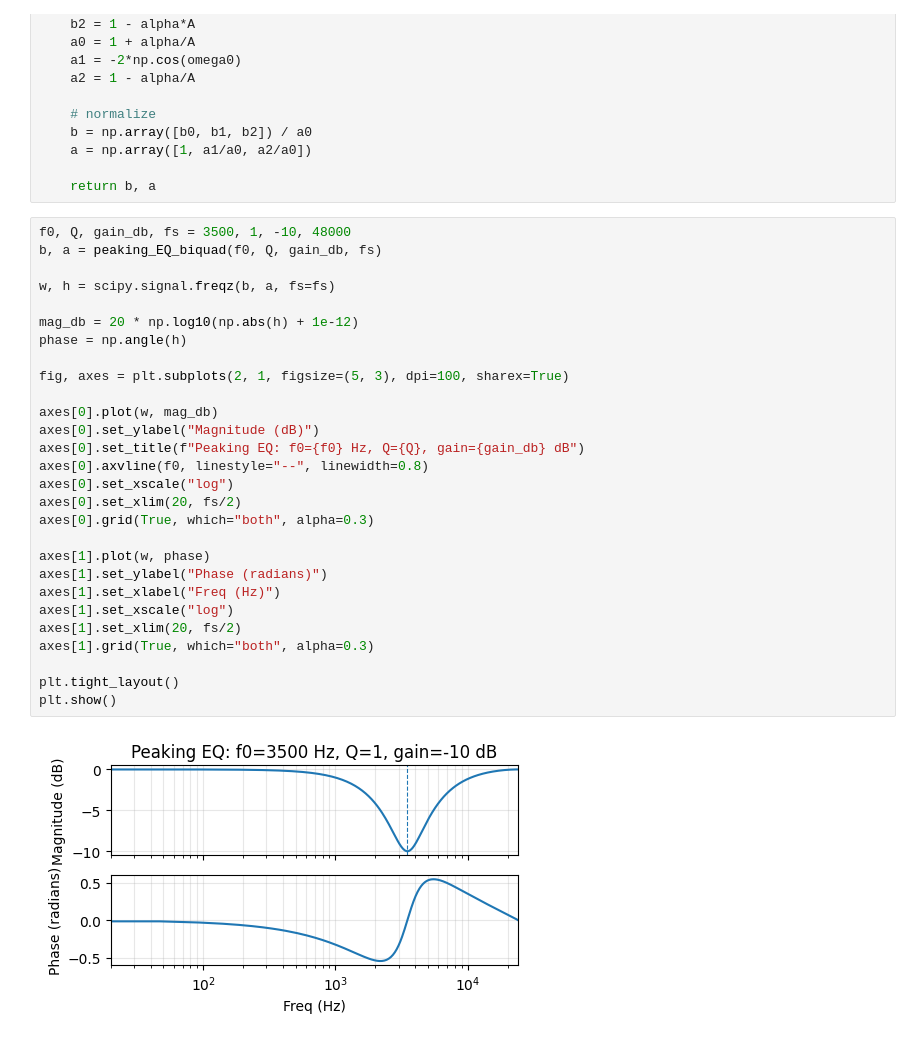
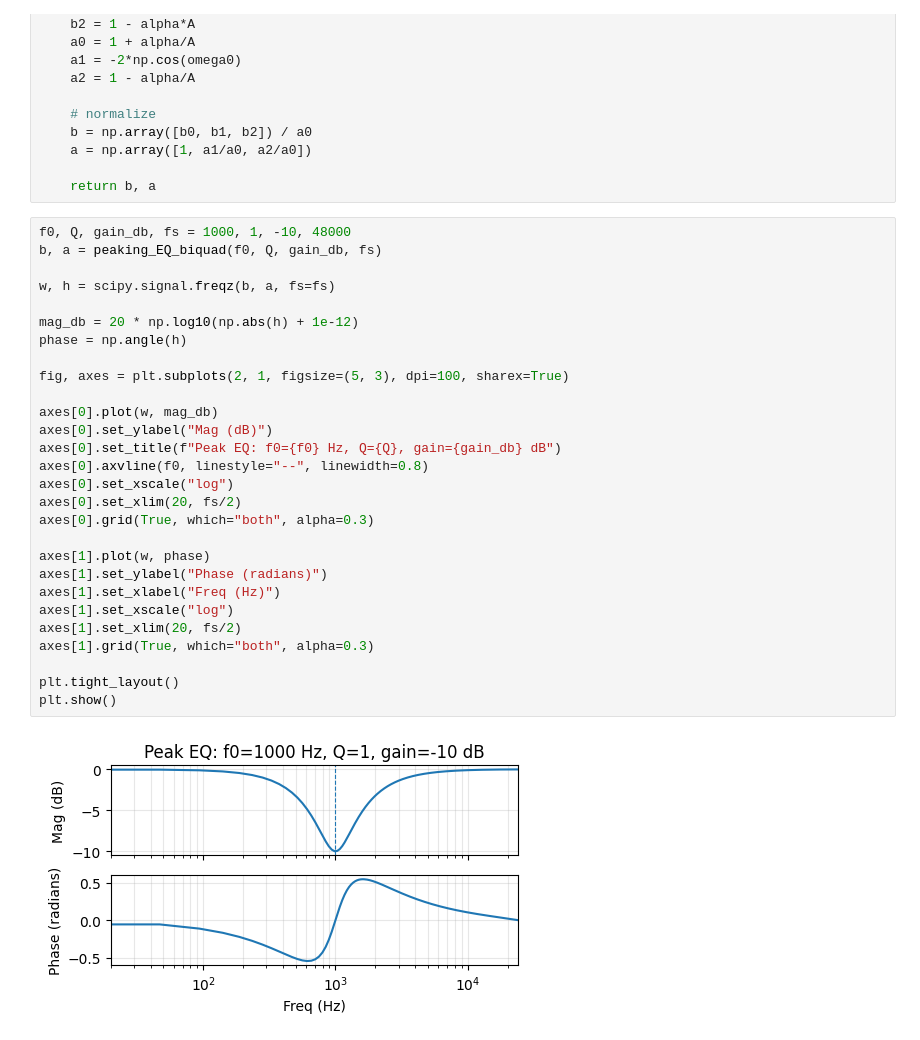
Before and after one commit to Kohei-200/math, a Jupyter notebook: simulation/Audio_Effects1_LTI.ipynb, the cells around one changed output. Cells and saved outputs as stored; diff of their text form.

```diff
--- a/simulation/Audio_Effects1_LTI.ipynb
+++ b/simulation/Audio_Effects1_LTI.ipynb
@@ -200,34 +203,34 @@ def peaking_EQ_biquad(f0: float, # center frequency, Hz
 
     return b, a
 # %%
-f0, Q, gain_db, fs = 3500, 1, -10, 48000
+f0, Q, gain_db, fs = 1000, 1, -10, 48000
 b, a = peaking_EQ_biquad(f0, Q, gain_db, fs)
 
 w, h = scipy.signal.freqz(b, a, fs=fs)
 
 mag_db = 20 * np.log10(np.abs(h) + 1e-12)
 phase = np.angle(h)
 
 fig, axes = plt.subplots(2, 1, figsize=(5, 3), dpi=100, sharex=True)
 
 axes[0].plot(w, mag_db)
-axes[0].set_ylabel("Magnitude (dB)")
-axes[0].set_title(f"Peaking EQ: f0={f0} Hz, Q={Q}, gain={gain_db} dB")
+axes[0].set_ylabel("Mag (dB)")
+axes[0].set_title(f"Peak EQ: f0={f0} Hz, Q={Q}, gain={gain_db} dB")
 axes[0].axvline(f0, linestyle="--", linewidth=0.8)
 axes[0].set_xscale("log")
 axes[0].set_xlim(20, fs/2)
 axes[0].grid(True, which="both", alpha=0.3)
 
 axes[1].plot(w, phase)
 axes[1].set_ylabel("Phase (radians)")
 axes[1].set_xlabel("Freq (Hz)")
 axes[1].set_xscale("log")
 axes[1].set_xlim(20, fs/2)
 axes[1].grid(True, which="both", alpha=0.3)
 
 plt.tight_layout()
 plt.show()
 # %% [output]
-[figure, old version]
+[figure, new version]
 # %%
 def apply_EQ(audios):
```
Also changed, not shown: parts of 31 cells of this notebook.
